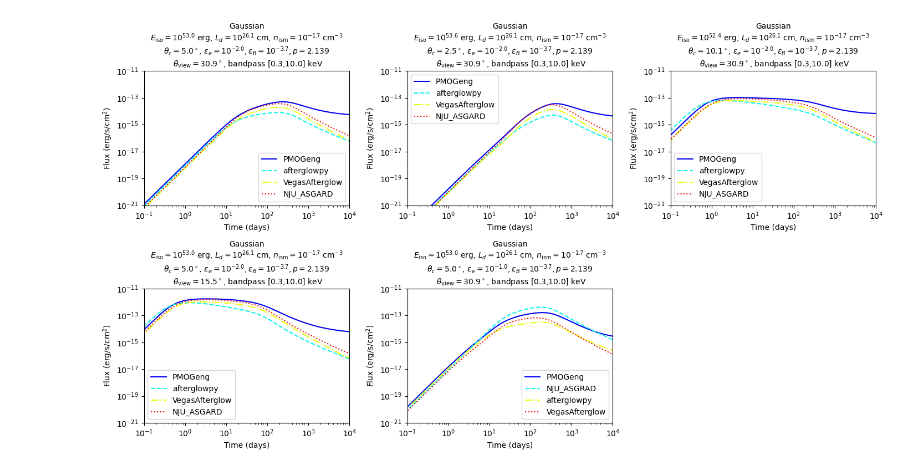
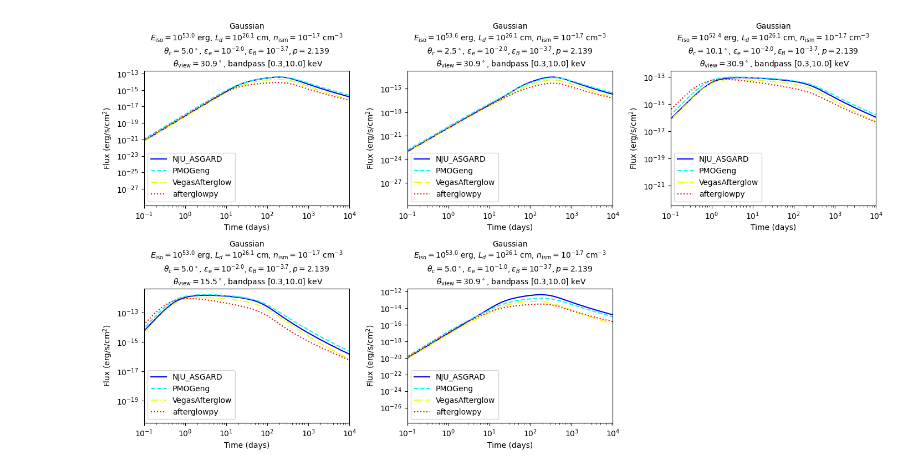
Before and after one commit to YihanWangAstro/Afterglow-code-comparison, a Jupyter notebook: plot.ipynb, the cells around one changed output. Saved outputs shown, nothing was run; the diff lists cells and outputs as text; code cells hidden in the pictures.

```diff
--- a/plot.ipynb
+++ b/plot.ipynb
@@ -43,32 +43,32 @@ def draw_comparison():
 
     axs = [plt.subplot(row_num, col_num, i+1) for i in range(case_num)]
 
     for i in range(case_num):
         path = 'tests/case'+str(i+1)+'/'
         with open(path+'/problem-setups.json') as json_file:
             setups = json.load(json_file)
         info = case_info(setups)
 
         code_names = get_folder_names(path)
+        code_names.sort()
         line_colors = cm.jet(np.linspace(0.1, 0.9, len(code_names)))
         line_styles = ['-', '--', '-.', ':']
 
         for code_name, color, ls in zip(code_names, line_colors, line_styles):
             flux = np.loadtxt(path+code_name+'/flux.csv',delimiter=',')
             t_obs = flux[:,0]/day
             flux = flux[:,1:]
             axs[i].loglog(t_obs, flux, label=code_name, color=color, ls=ls)
 
         axs[i].set_xlim(setups['t_obs'][0]/day, setups['t_obs'][1]/day)
-        axs[i].set_ylim(1e-21,1e-11)
         axs[i].set_title(info,fontsize=10)
 
         axs[i].set_xlabel('Time (days)')
         axs[i].set_ylabel('Flux (erg/s/cm$^2$)')
         axs[i].legend(loc='best')
     plt.tight_layout()
     plt.savefig('code-comparison.pdf', dpi=500, bbox_inches='tight')
 
 draw_comparison()
 # %% [output]
-[figure, old version]
+[figure, new version]
```
Also changed, not shown: 11 other files.
